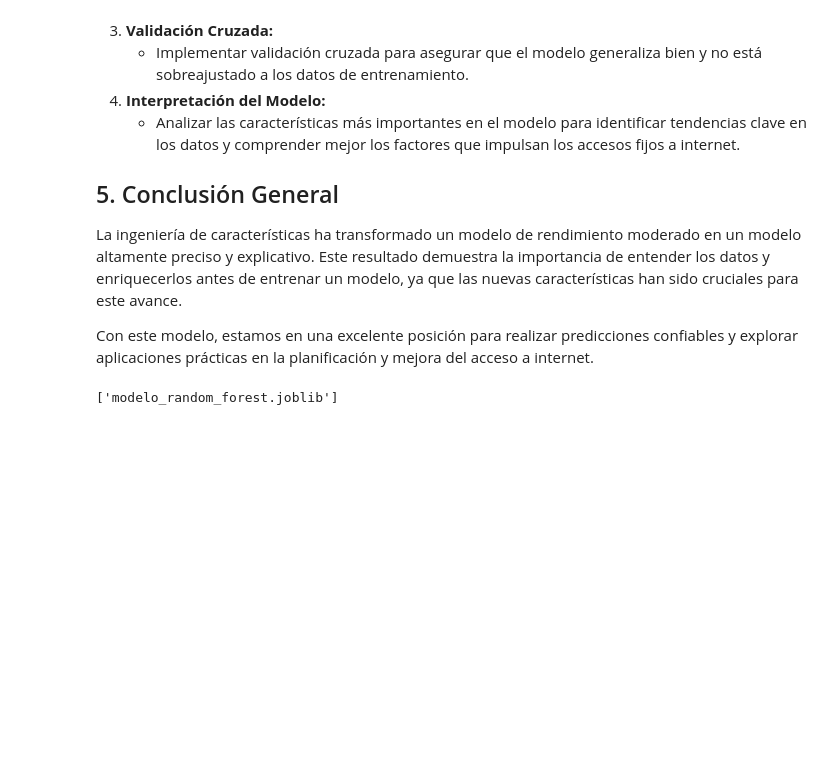
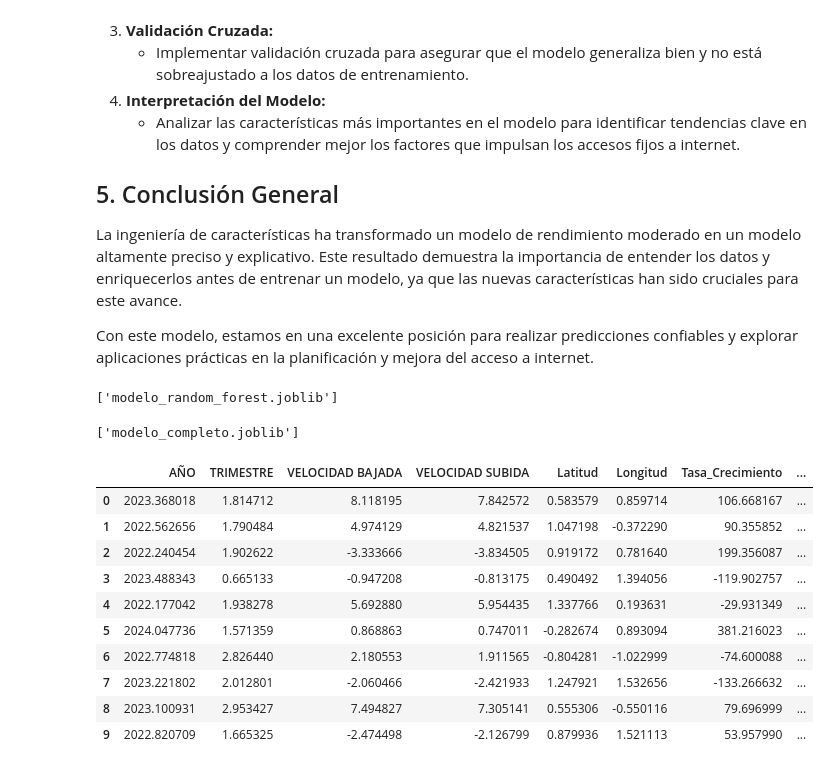
Before and after one commit to afelro97/InternetAccessColombia, a Jupyter notebook: InternetAccessColombia-DataCleaning/modelos/randomforest/randomforest_ing_caract.ipynb, the cells around one changed output. Drawn from its saved outputs; the diff is of its cells as text; code cells hidden in the pictures; blank space fills up the shorter version.

Commit message:
Trabajando en crear nuevos datos, para probar el modelo seleccionado

```diff
--- a/InternetAccessColombia-DataCleaning/modelos/randomforest/randomforest_ing_caract.ipynb
+++ b/InternetAccessColombia-DataCleaning/modelos/randomforest/randomforest_ing_caract.ipynb
@@ -117,0 +121,39 @@ with open('características.json', 'w') as f:
+# %%
+# Escalar datos originales
+scaler = MinMaxScaler()
+X_scaled = scaler.fit_transform(X)
+# %%
+# Guardar scaler y datos de distribución
+mean = np.mean(X_scaled, axis=0)
+cov = np.cov(X_scaled.T)
+# %%
+# Guardar todo
+joblib.dump({
+    'modelo': modelo_rf,
+    'scaler': scaler,
+    'mean': mean,
+    'cov': cov,
+    'columnas': X.columns.tolist()
+}, 'modelo_completo.joblib')
+# %% [output]
+['modelo_completo.joblib']
+# %%
+# Para generar nuevos datos:
+def generar_datos(n_muestras=10):
+    datos = np.random.multivariate_normal(mean, cov, n_muestras)
+    datos_escalados = scaler.inverse_transform(datos)
+    return pd.DataFrame(datos_escalados, columns=X.columns)
+# %%
+generar_datos()
+# %% [output]
+|  | AÑO | TRIMESTRE | VELOCIDAD BAJADA | VELOCIDAD SUBIDA | Latitud | Longitud | Tasa_Crecimiento | ... |
+| 0 | 2023.368018 | 1.814712 | 8.118195 | 7.842572 | 0.583579 | 0.859714 | 106.668167 | ... |
+| 1 | 2022.562656 | 1.790484 | 4.974129 | 4.821537 | 1.047198 | -0.372290 | 90.355852 | ... |
+| 2 | 2022.240454 | 1.902622 | -3.333666 | -3.834505 | 0.919172 | 0.781640 | 199.356087 | ... |
+| 3 | 2023.488343 | 0.665133 | -0.947208 | -0.813175 | 0.490492 | 1.394056 | -119.902757 | ... |
+| 4 | 2022.177042 | 1.938278 | 5.692880 | 5.954435 | 1.337766 | 0.193631 | -29.931349 | ... |
+| 5 | 2024.047736 | 1.571359 | 0.868863 | 0.747011 | -0.282674 | 0.893094 | 381.216023 | ... |
+| 6 | 2022.774818 | 2.826440 | 2.180553 | 1.911565 | -0.804281 | -1.022999 | -74.600088 | ... |
+| 7 | 2023.221802 | 2.012801 | -2.060466 | -2.421933 | 1.247921 | 1.532656 | -133.266632 | ... |
+| 8 | 2023.100931 | 2.953427 | 7.494827 | 7.305141 | 0.555306 | -0.550116 | 79.696999 | ... |
+| 9 | 2022.820709 | 1.665325 | -2.474498 | -2.126799 | 0.879936 | 1.521113 | 53.957990 | ... |
```
Also changed, not shown: parts of 2 cells of this notebook, 2 other files.
